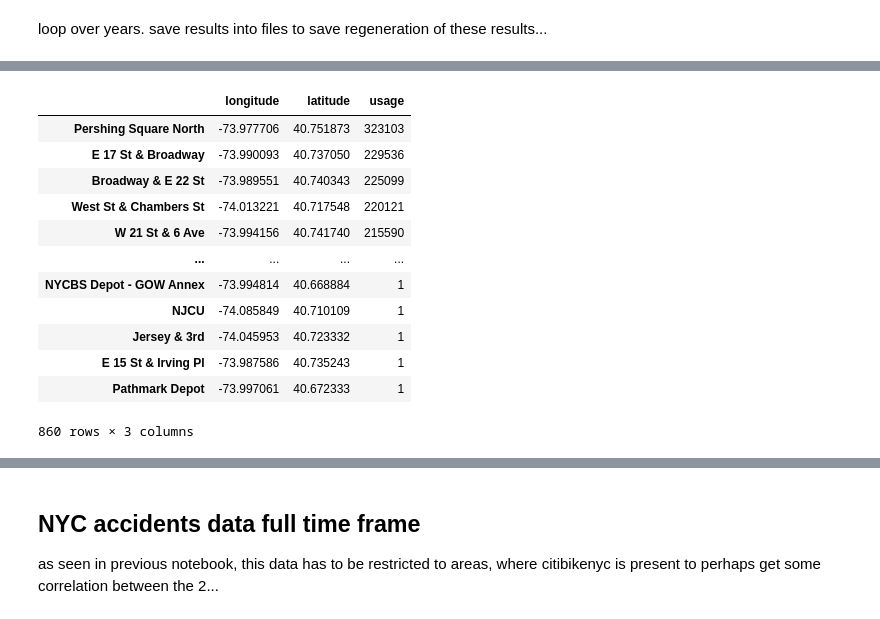
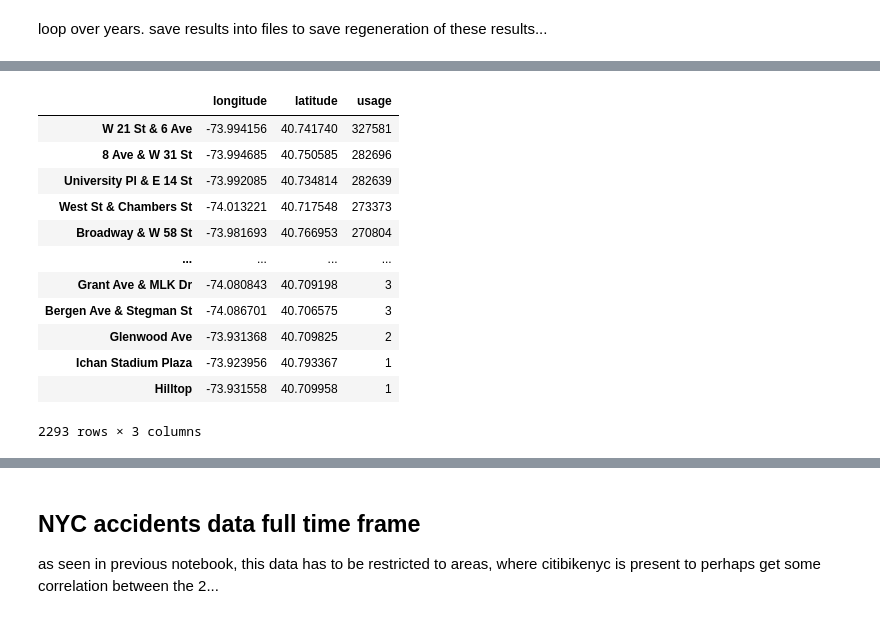
Before and after one commit to tobzac/challenge, a Jupyter notebook: 03_full_time_analysis.ipynb, the cells around one changed output, grey strips where cells are left out. Saved outputs shown, nothing was run; the diff lists cells and outputs as text; code cells hidden in the pictures.

```diff
--- a/03_full_time_analysis.ipynb
+++ b/03_full_time_analysis.ipynb
@@ -11,23 +13,35 @@ import matplotlib.ticker as ticker
 loop over years. save results into files to save regeneration of these results...
 # %%
 all_years = [2013, 2014, 2015, 2016, 2017, 2018, 2019, 2020, 2021, 2022, 2023, 2024]
+
+result_map_per_year = {}
+result_map_per_year_core = {}
+df_coords_per_year = {}
+df_coords_per_year_core = {}
+number_unique_stations_per_year = {}
+number_unique_stations_per_year_core = {}
+
+geo_code_data_file_name = 'intermediate_results/df_geocode_all_stations.csv'
 # %%
 # loop over all years
 # different format of input csvs has to be taken into account...
 
-result_map_per_year = {}
-df_coords_per_year = {}
-number_unique_stations_per_year = {}
 #for year in [2020, 2021, 2022, 2023, 2024]:
 for year in all_years:
     print("year: " + str(year))
 
-    result_map, stations_analysis_list = analysis_functions.analysis_one_year(year)
+    result_map, stations_analysis_list = analysis_functions.analysis_one_year(year, geo_code_data_file_name, 'normal')
     n_total, df_coords_total = analysis_functions.analysis_summary_year(result_map, stations_analysis_list)
+
+    result_map_core, stations_analysis_list_core = analysis_functions.analysis_one_year(year, geo_code_data_file_name, 'core_region')
+    n_total_core, df_coords_total_core = analysis_functions.analysis_summary_year(result_map_core, stations_analysis_list_core)
 
     # store results per year
     result_map_per_year[year] = result_map
+    result_map_per_year_core[year] = result_map_core
     df_coords_per_year[year] = df_coords_total
+    df_coords_per_year_core[year] = df_coords_total_core
     number_unique_stations_per_year[year] = len(df_coords_total)
+    number_unique_stations_per_year_core[year] = len(df_coords_total_core)
 # %% [output]
 year: 2013
@@ -157,18 +171,29 @@ month: 07
 ... (88 outputs left out)
 # %%
 # store data to file, as it takes long to generate
-# write out dataframes
+# write out dataframes/maps total counts
 for year in all_years:
+    # write out station coords data frame
     df_coords_per_year[year].to_csv('intermediate_results/df_coords_stations_' + str(year) + '.csv', index=True)
 
-# write out dictionaries into pickle files
-for year in all_years:
+    # write out dictionaries into pickle files
     with open('intermediate_results/result_map_' + str(year) + '.pickle', 'wb') as handle:
         pickle.dump(result_map_per_year[year], handle, protocol=pickle.HIGHEST_PROTOCOL)
 
-for year in all_years:
     with open('intermediate_results/number_unique_stations_' + str(year) + '.pickle', 'wb') as handle:
         pickle.dump(number_unique_stations_per_year[year], handle, protocol=pickle.HIGHEST_PROTOCOL)
+
+#write out geocode restricted core data as well:
+for year in all_years:
+    # write out station coords data frame
+    df_coords_per_year_core[year].to_csv('intermediate_results/df_coords_stations_core_' + str(year) + '.csv', index=True)
+
+    # write out dictionaries into pickle files
+    with open('intermediate_results/result_map_core_' + str(year) + '.pickle', 'wb') as handle:
+        pickle.dump(result_map_per_year_core[year], handle, protocol=pickle.HIGHEST_PROTOCOL)
+
+    with open('intermediate_results/number_unique_stations_core_' + str(year) + '.pickle', 'wb') as handle:
+        pickle.dump(number_unique_stations_per_year_core[year], handle, protocol=pickle.HIGHEST_PROTOCOL)
 # %%
 # read in pre-generated pickle files/ csv files:
 imported_df_coords_per_year = {}
@@ -202,19 +249,19 @@ print(number_unique_stations_per_year)
 # %%
-imported_df_coords_per_year[2017]
+imported_df_coords_per_year[2024]
 # %% [output]
 |  | longitude | latitude | usage |
-| Pershing Square North | -73.977706 | 40.751873 | 323103 |
-| E 17 St & Broadway | -73.990093 | 40.737050 | 229536 |
-| Broadway & E 22 St | -73.989551 | 40.740343 | 225099 |
-| West St & Chambers St | -74.013221 | 40.717548 | 220121 |
-| W 21 St & 6 Ave | -73.994156 | 40.741740 | 215590 |
+| W 21 St & 6 Ave | -73.994156 | 40.741740 | 327581 |
+| 8 Ave & W 31 St | -73.994685 | 40.750585 | 282696 |
+| University Pl & E 14 St | -73.992085 | 40.734814 | 282639 |
+| West St & Chambers St | -74.013221 | 40.717548 | 273373 |
+| Broadway & W 58 St | -73.981693 | 40.766953 | 270804 |
 | ... | ... | ... | ... |
-| NYCBS Depot - GOW Annex | -73.994814 | 40.668884 | 1 |
-| NJCU | -74.085849 | 40.710109 | 1 |
-| Jersey & 3rd | -74.045953 | 40.723332 | 1 |
-| E 15 St & Irving Pl | -73.987586 | 40.735243 | 1 |
-| Pathmark Depot | -73.997061 | 40.672333 | 1 |
+| Grant Ave & MLK Dr | -74.080843 | 40.709198 | 3 |
+| Bergen Ave & Stegman St | -74.086701 | 40.706575 | 3 |
+| Glenwood Ave | -73.931368 | 40.709825 | 2 |
+| Ichan Stadium Plaza | -73.923956 | 40.793367 | 1 |
+| Hilltop | -73.931558 | 40.709958 | 1 |
-860 rows × 3 columns
+2293 rows × 3 columns
 # %%
 # plot overall trips over years
 df_trips = pd.DataFrame.from_dict(imported_result_map_per_year)
```
Also changed, not shown: parts of 22 cells of this notebook, 2 other files.
